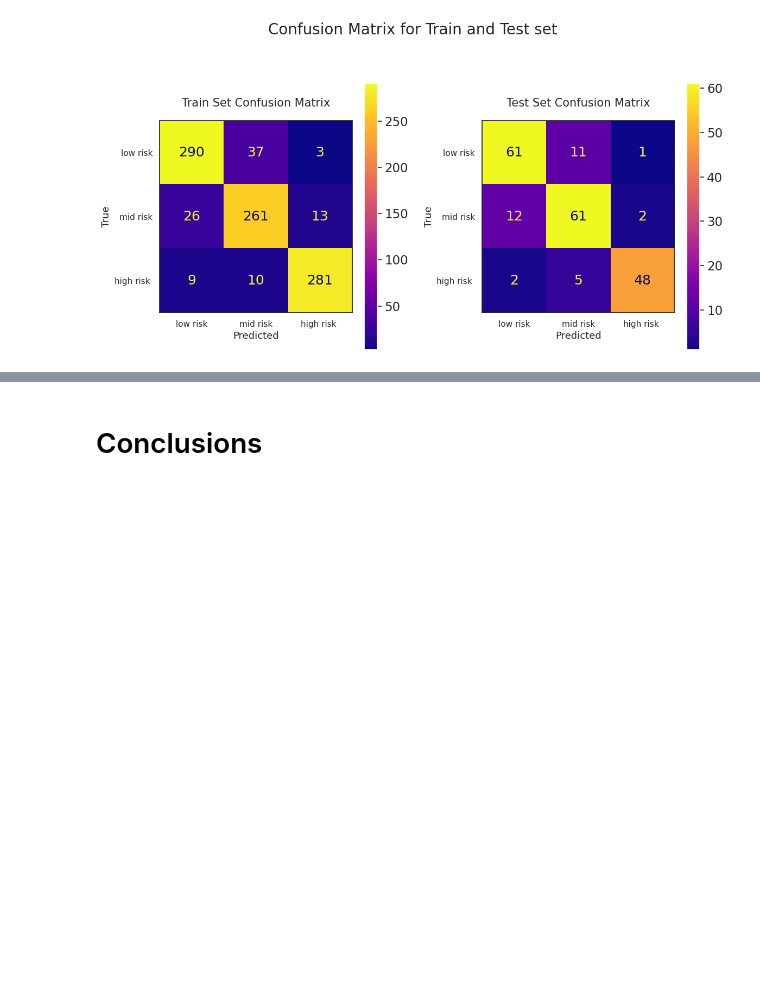
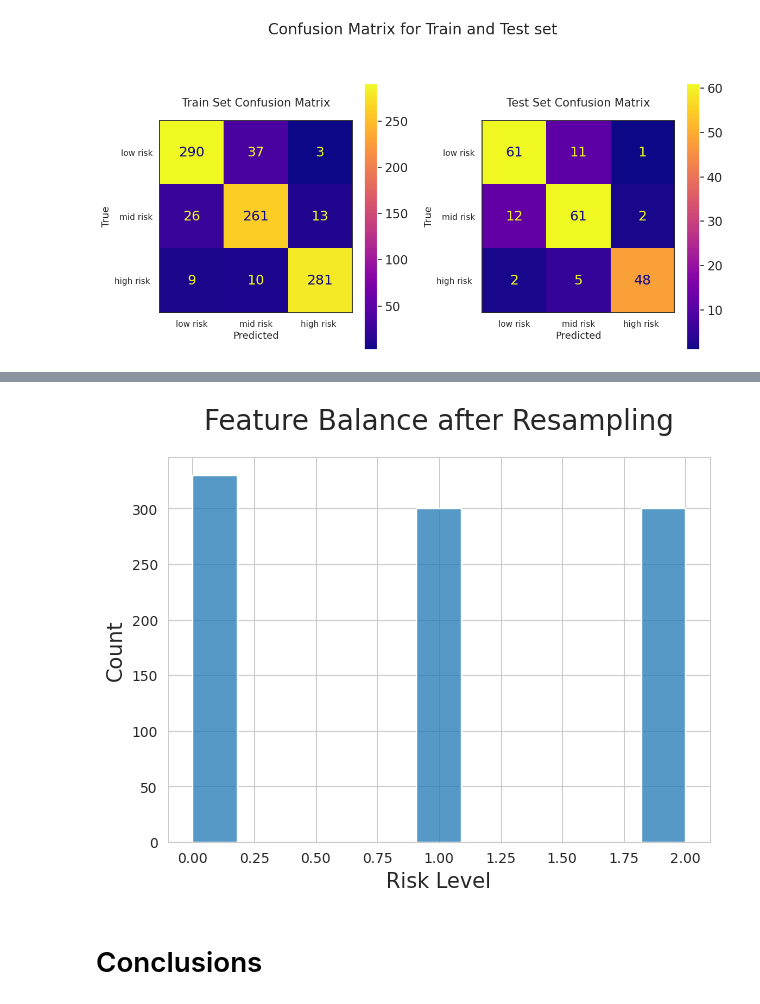
Before and after one commit to theresaabl/ML-maternal-health-risk, a Jupyter notebook: jupyter_notebooks/07-ModellingAndEvaluation-ClassificationB.ipynb, the cells around one changed output, grey strips where cells are left out. Cells and saved outputs as stored; diff of their text form; code cells hidden in the pictures; blank space fills up the shorter version.

```diff
--- a/jupyter_notebooks/07-ModellingAndEvaluation-ClassificationB.ipynb
+++ b/jupyter_notebooks/07-ModellingAndEvaluation-ClassificationB.ipynb
@@ -825,0 +842,4 @@ fig_cm.savefig(f'documentation/plots/confusion_matrix_best_features.png', bbox_i
+# %%
+fig_feat_balance_smote
+# %% [output]
+[figure, added]
```
Also changed, not shown: parts of 8 cells of this notebook, 5 other files.
